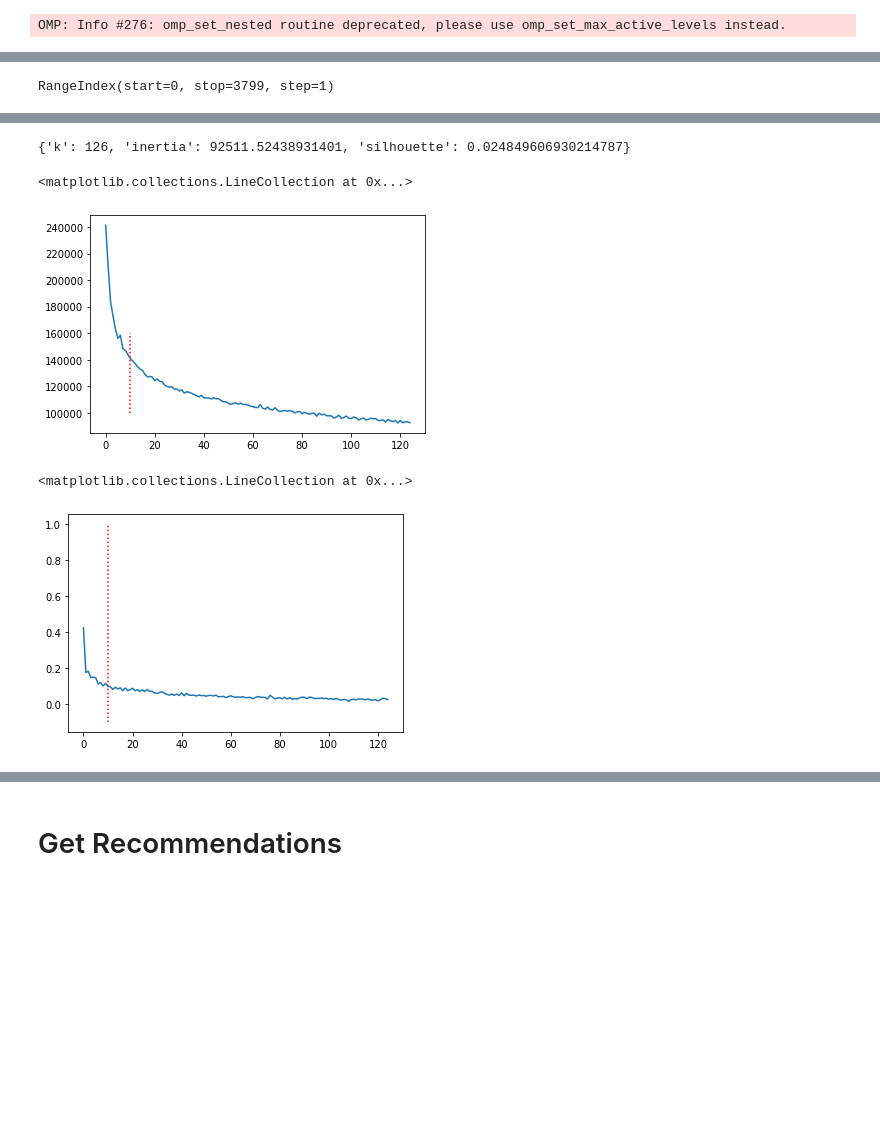
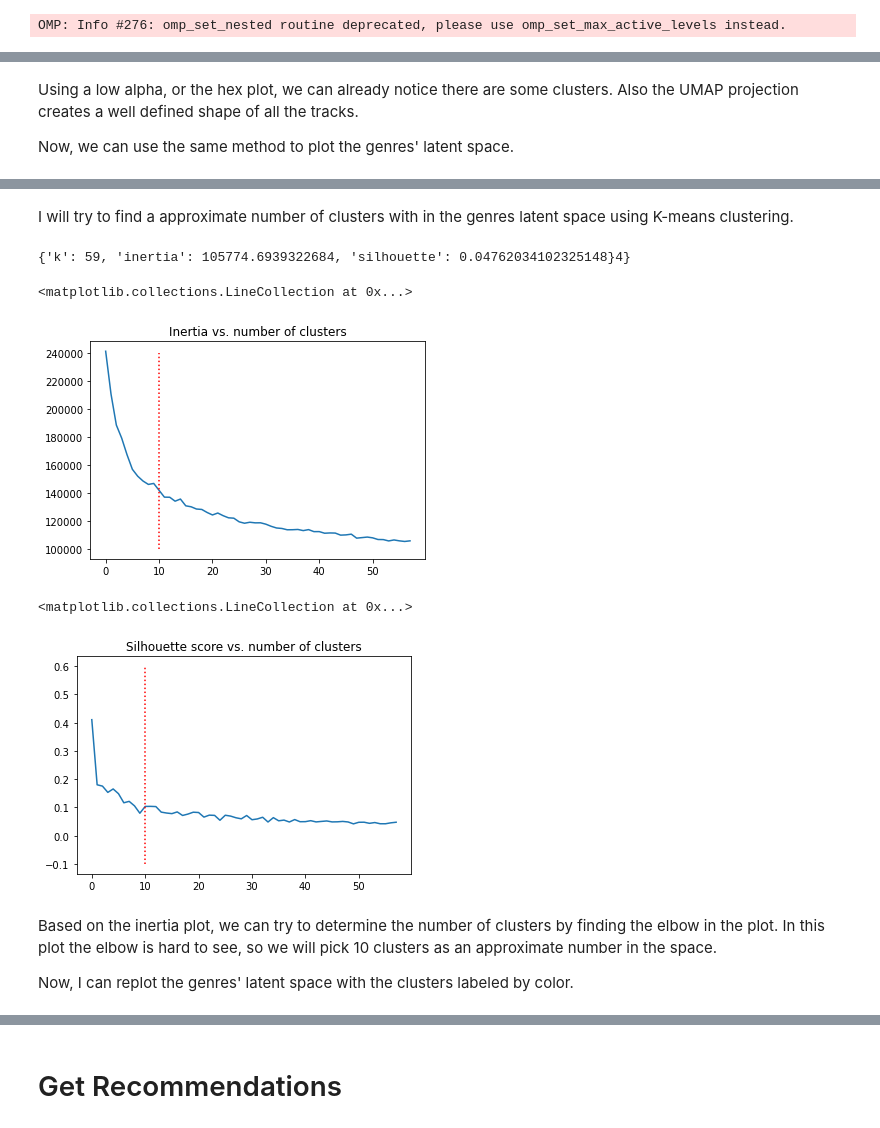
Before and after one commit to rollingstorms/Sound-Content-Music-Recommendation-System, a Jupyter notebook: Main Notebook.ipynb, the cells around one changed output, grey strips where cells are left out. Drawn from its saved outputs; the diff is of its cells as text; code cells hidden in the pictures; blank space fills up the shorter version.

```diff
--- a/Main Notebook.ipynb
+++ b/Main Notebook.ipynb
@@ -284,7 +673,7 @@ sns.jointplot(*embedding.T, kind='hex')
-# %%
-latent_space.genres.index
-# %% [output]
-RangeIndex(start=0, stop=3799, step=1)
+# %% [markdown]
+Using a low alpha, or the hex plot, we can already notice there are some clusters. Also the UMAP projection creates a well defined shape of all the tracks.
+
+Now, we can use the same method to plot the genres' latent space.
 # %%
 genre_map = umap.UMAP(n_neighbors=100, min_dist=.1).fit(latent_space.genres[latent_space.latent_cols])
 genre_hover_data = pd.DataFrame(latent_space.genres.genre)
@@ -296,13 +685,15 @@ Loading BokehJS ...
 [interactive output not drawn]
 [interactive output not drawn]
 [interactive output not drawn]
+# %% [markdown]
+I will try to find a approximate number of clusters with in the genres latent space using K-means clustering.
 # %%
 
 data_sample = latent_space.genres[latent_space.latent_cols]
 results=[]
 kmeans_predictions = []
 gmm_predictions = []
-for k in range(2,127):
+for k in range(2,60):
     kmeans = MiniBatchKMeans(n_clusters=k).fit(data_sample)
     predict = kmeans.predict(data_sample)
     result = {
@@ -315,24 +706,29 @@ for k in range(2,127):
     print(result, end='\r')
 cluster_results = pd.DataFrame(results)
 # %% [output]
-{'k': 126, 'inertia': 92511.52438931401, 'silhouette': 0.024849606930214787}
+{'k': 59, 'inertia': 105774.6939322684, 'silhouette': 0.04762034102325148}4}
 # %%
 clusters = 10
 # %%
 fig, ax = plt.subplots()
+ax.set_title('Inertia vs. number of clusters')
 cluster_results.inertia.plot(ax=ax)
-ax.vlines(x=clusters, ymin=100000, ymax=160000, colors='red', linestyles='dotted')
+ax.vlines(x=clusters, ymin=100000, ymax=240000, colors='red', linestyles='dotted')
 # %% [output]
 <matplotlib.collections.LineCollection at 0x...>
-[figure, old version]
+[figure, new version]
 # %%
 fig, ax = plt.subplots()
-
+ax.set_title('Silhouette score vs. number of clusters')
 cluster_results.silhouette.plot()
-ax.vlines(x=clusters, ymin=-.1, ymax=1, colors='red', linestyles='dotted')
+ax.vlines(x=clusters, ymin=-.1, ymax=.6, colors='red', linestyles='dotted')
 # %% [output]
 <matplotlib.collections.LineCollection at 0x...>
-[figure, old version]
+[figure, new version]
+# %% [markdown]
+Based on the inertia plot, we can try to determine the number of clusters by finding the elbow in the plot. In this plot the elbow is hard to see, so we will pick 10 clusters as an approximate number in the space.
+
+Now, I can replot the genres' latent space with the clusters labeled by color.
 # %%
 genre_projected = latent_space.genres[latent_space.latent_cols].astype('float32')
 kmeans_genre = MiniBatchKMeans(n_clusters=clusters).fit(genre_projected)
```
Also changed, not shown: parts of 87 cells of this notebook, 26 other files.
